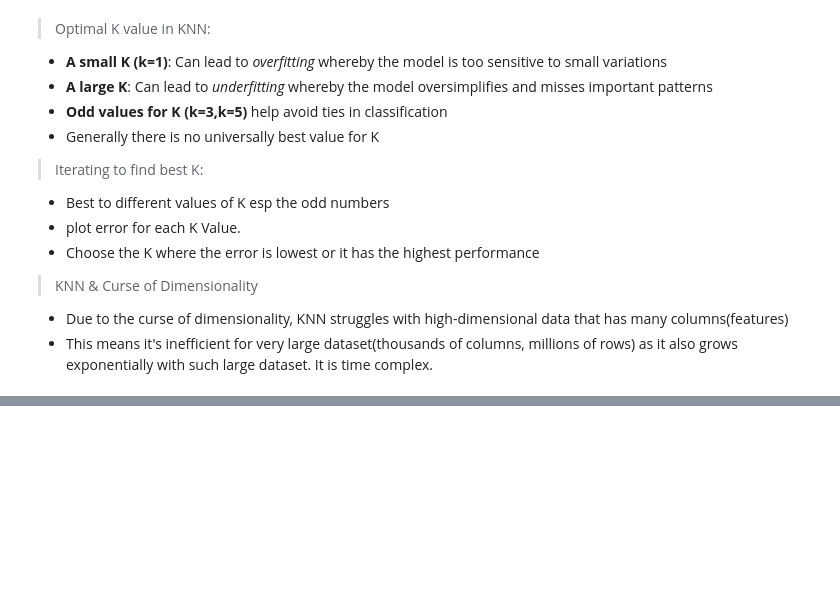
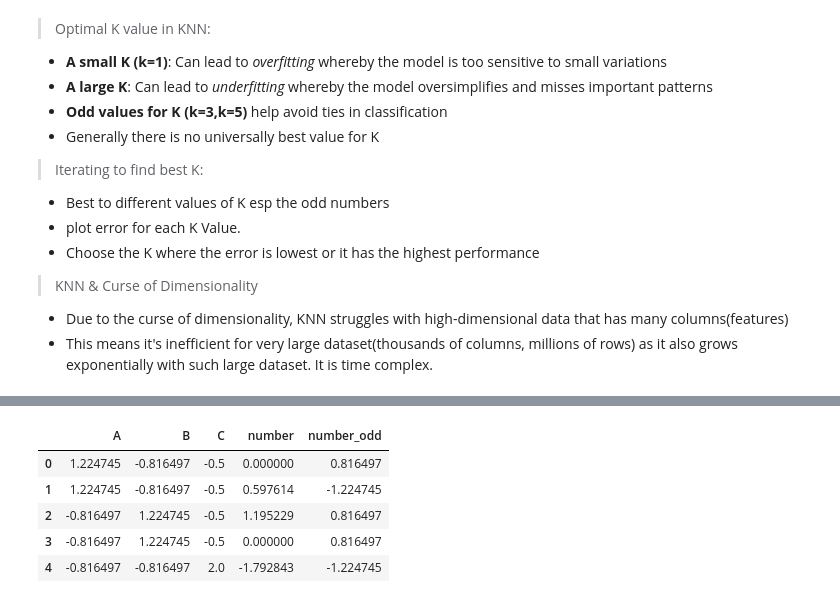
Before and after one commit to Mr-PeterMaina/1.-Phase-4-SUMMARY-, a Jupyter notebook: index.ipynb, the cells around one changed output, grey strips where cells are left out. Drawn from its saved outputs; the diff is of its cells as text; code cells hidden in the pictures; blank space fills up the shorter version.

```diff
--- a/index.ipynb
+++ b/index.ipynb
@@ -194,0 +431,98 @@ Accuracy Score: 0.9736842105263158
+# %%
+# FULL CODE FROM GPT FOR DEEP UNDERSTANDING
+def preprocess_data_without_pipeline(X):
+    """
+    Manually preprocess data without using a pipeline.
+    Steps include:
+    1. Encoding categorical data
+    2. Feature engineering (adding new features)
+    3. Scaling all features
+
+    Args:
+    X (DataFrame): Input data with categorical and numerical columns.
+
+    Returns:
+    DataFrame: Transformed dataset.
+    List: A list of transformers used during the process.
+    """
+
+    # List to store transformers (e.g., encoders, scalers)
+    transformers = []
+
+    ### 1. Encoding Categorical Data ###
+
+    # Step 1: Instantiate OneHotEncoder for the 'category' column.
+    ohe = OneHotEncoder(categories="auto", handle_unknown="ignore", sparse=False)
+
+    # Step 2: Apply OneHotEncoder to the 'category' column.
+    category_encoded = ohe.fit_transform(X[["category"]])
+
+    # Step 3: Convert the encoded array into a DataFrame for readability.
+    category_encoded = pd.DataFrame(
+        category_encoded,  # Encoded values
+        columns=ohe.categories_[0],  # Categorical labels from the encoder
+        index=X.index  # Keep the original index
+    )
+
+    # Step 4: Store the encoder in the list of transformers for later use.
+    transformers.append(ohe)
+
+    # Step 5: Drop the original 'category' column and append the encoded version.
+    X.drop("category", axis=1, inplace=True)
+    X = pd.concat([category_encoded, X], axis=1)
+
+    ### 2. Feature Engineering ###
+
+    # Step 6: Define a helper function to flag odd numbers (returns 1 if odd, 0 if even).
+    def is_odd(data):
+        return data % 2
+
+    # Step 7: Create a transformer using FunctionTransformer.
+    func_transformer = FunctionTransformer(is_odd)
+
+    # Step 8: Apply the transformer to the 'number' column to create the 'number_odd' feature.
+    number_odd = func_transformer.fit_transform(X["number"])
+
+    # Step 9: Store the transformer.
+    transformers.append(func_transformer)
+
+    # Step 10: Add the new 'number_odd' feature to the dataset.
+    X["number_odd"] = number_odd
+
+    ### 3. Scaling the Data ###
+
+    # Step 11: Instantiate a StandardScaler to standardize the features.
+    scaler = StandardScaler()
+
+    # Step 12: Fit and apply the scaler to the entire dataset.
+    data_scaled = scaler.fit_transform(X)
+
+    # Step 13: Store the scaler for future use (e.g., inverse transform).
+    transformers.append(scaler)
+
+    # Step 14: Replace the original data with the scaled version, converting back to DataFrame.
+    X = pd.DataFrame(
+        data_scaled,  # Scaled values
+        columns=X.columns,  # Preserve the original column names
+        index=X.index  # Keep the same index
+    )
+
+    # Return the transformed dataset and the list of transformers used.
+    return X, transformers
+
+# Example usage
+# Remove target column from the example data for preprocessing
+example_X = example_data.drop("target", axis=1)
+
+# Apply the preprocessing function to the dataset
+result, transformers = preprocess_data_without_pipeline(example_X)
+
+# View the transformed dataset
+result
+# %% [output]
+|  | A | B | C | number | number_odd |
+| 0 | 1.224745 | -0.816497 | -0.5 | 0.000000 | 0.816497 |
+| 1 | 1.224745 | -0.816497 | -0.5 | 0.597614 | -1.224745 |
+| 2 | -0.816497 | 1.224745 | -0.5 | 1.195229 | 0.816497 |
+| 3 | -0.816497 | 1.224745 | -0.5 | 0.000000 | 0.816497 |
+| 4 | -0.816497 | -0.816497 | 2.0 | -1.792843 | -1.224745 |
```
Also changed, not shown: parts of 27 cells of this notebook, 1 other file.
